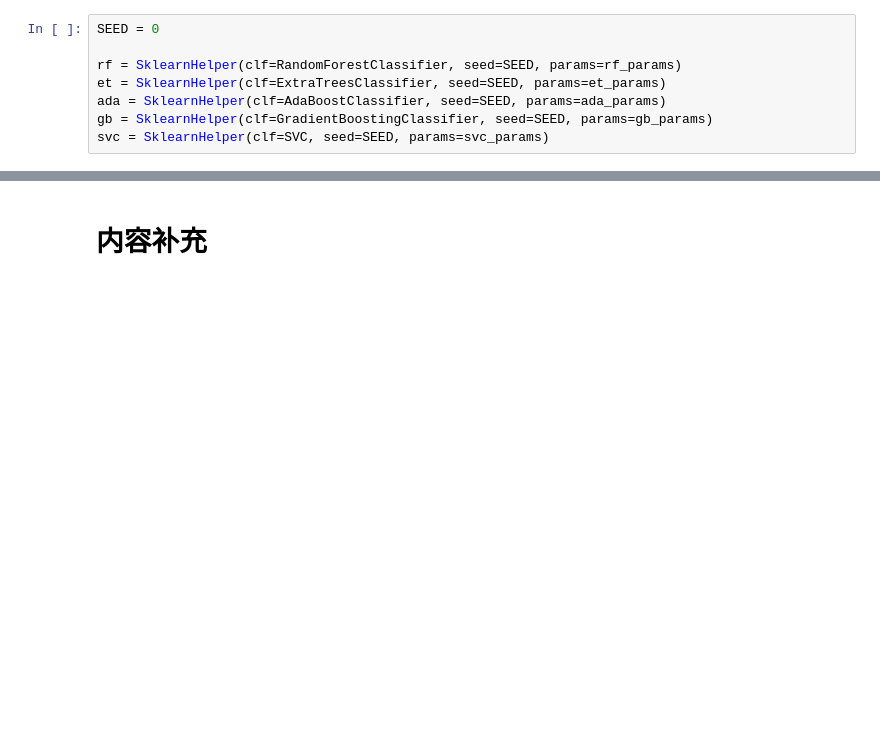
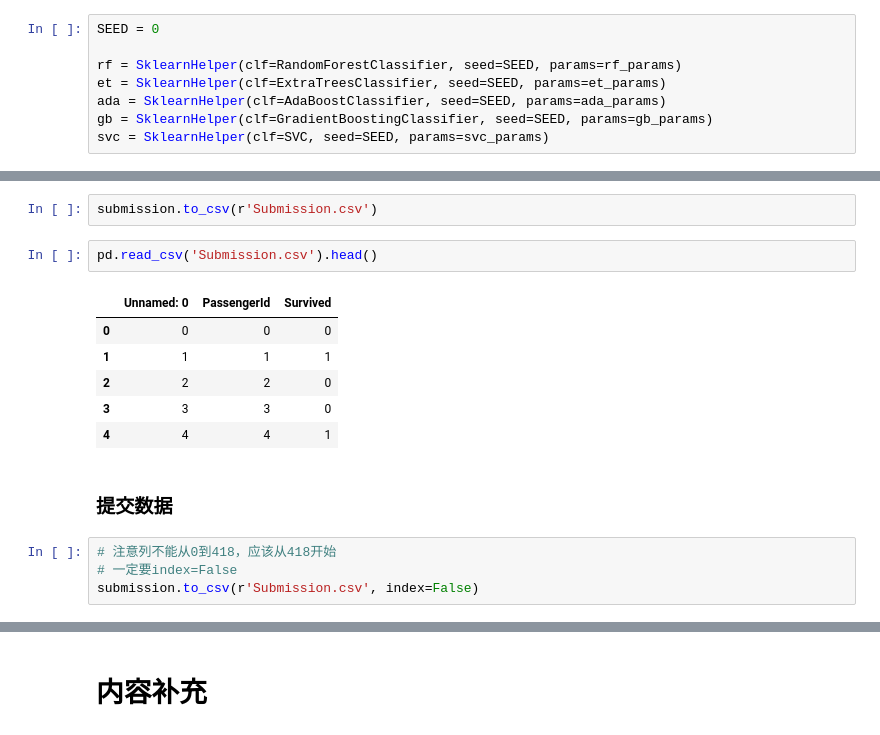
Before and after one commit to Miki123-gif/Competition-Training, a Jupyter notebook: 参照特征工程入门这本书.ipynb, the cells around one changed output, grey strips where cells are left out. Cells and saved outputs as stored; diff of their text form; blank space fills up the shorter version.

```diff
--- a/参照特征工程入门这本书.ipynb
+++ b/参照特征工程入门这本书.ipynb
@@ -1550,0 +1777,17 @@ svc = SklearnHelper(clf=SVC, seed=SEED, params=svc_params)
+# %%
+submission.to_csv(r'Submission.csv')
+# %%
+pd.read_csv('Submission.csv').head()
+# %% [output]
+|  | Unnamed: 0 | PassengerId | Survived |
+| 0 | 0 | 0 | 0 |
+| 1 | 1 | 1 | 1 |
+| 2 | 2 | 2 | 0 |
+| 3 | 3 | 3 | 0 |
+| 4 | 4 | 4 | 1 |
+# %% [markdown]
+### 提交数据
+# %%
+# 注意列不能从0到418，应该从418开始
+# 一定要index=False
+submission.to_csv(r'Submission.csv', index=False)
```
Also changed, not shown: parts of 53 cells of this notebook.
